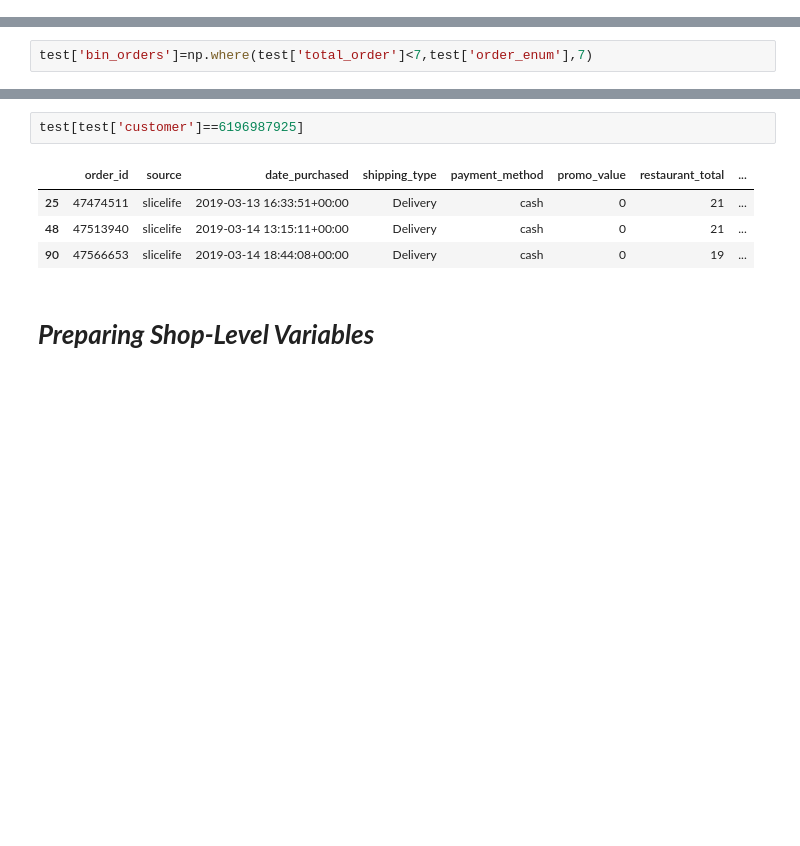
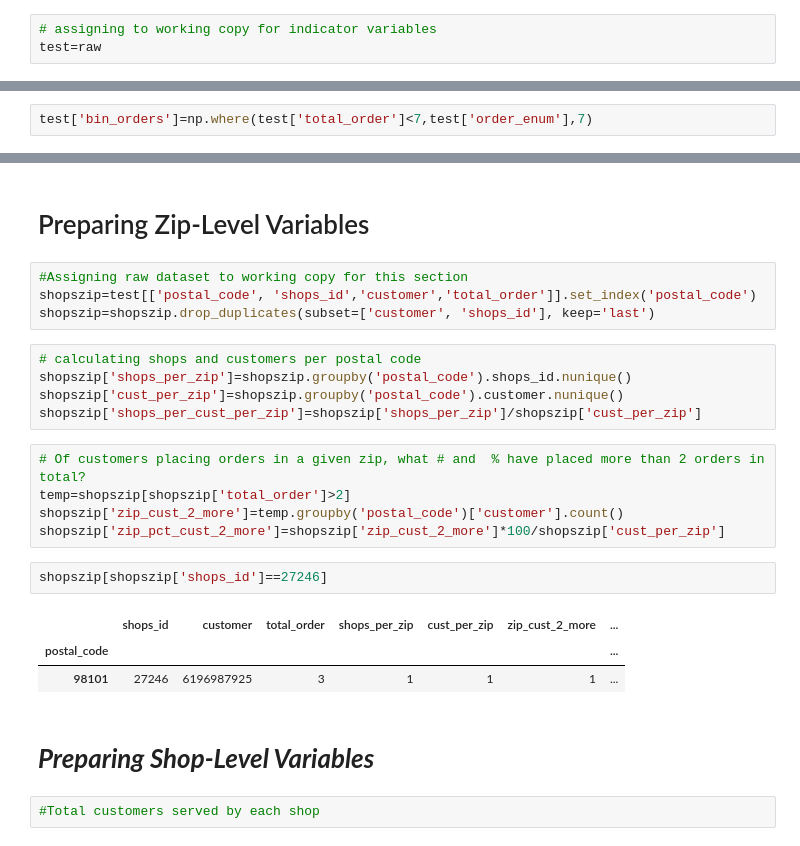
Before and after one commit to aneeshoberoi/churnhw, a Jupyter notebook: ChurnNoteBook_Final.ipynb, the cells around one changed output, grey strips where cells are left out. Drawn from its saved outputs; the diff is of its cells as text; blank space fills up the shorter version.

```diff
--- a/ChurnNoteBook_Final.ipynb
+++ b/ChurnNoteBook_Final.ipynb
@@ -29,5 +46,8 @@ test.set_index('order_id')
 # %% [markdown]
 # ***Data Cleaning***
+# %%
+# assigning to working copy for indicator variables
+test=raw
 # %%
 # Remove zero dollar txns
 test=test[test['restaurant_total']>0]
@@ -58,11 +88,28 @@ test['bin_orders']=np.where(test['total_order']<7,test['order_enum'],7)
 test['time_between_purch']=test.groupby(['customer'])['date_purchased'].diff()
 test['spend_growth']=test.groupby(['customer'])['restaurant_total'].diff()
-# %%
-test[test['customer']==6196987925]
-# %% [output]
-|  | order_id | source | date_purchased | shipping_type | payment_method | promo_value | restaurant_total | ... |
-| 25 | 47474511 | slicelife | 2019-03-13 16:33:51+00:00 | Delivery | cash | 0 | 21 | ... |
-| 48 | 47513940 | slicelife | 2019-03-14 13:15:11+00:00 | Delivery | cash | 0 | 21 | ... |
-| 90 | 47566653 | slicelife | 2019-03-14 18:44:08+00:00 | Delivery | cash | 0 | 19 | ... |
+# %% [markdown]
+# Preparing Zip-Level Variables
+# %%
+#Assigning raw dataset to working copy for this section
+shopszip=test[['postal_code', 'shops_id','customer','total_order']].set_index('postal_code')
+shopszip=shopszip.drop_duplicates(subset=['customer', 'shops_id'], keep='last')
+# %%
+# calculating shops and customers per postal code
+shopszip['shops_per_zip']=shopszip.groupby('postal_code').shops_id.nunique()
+shopszip['cust_per_zip']=shopszip.groupby('postal_code').customer.nunique()
+shopszip['shops_per_cust_per_zip']=shopszip['shops_per_zip']/shopszip['cust_per_zip']
+# %%
+# Of customers placing orders in a given zip, what # and  % have placed more than 2 orders in total?
+temp=shopszip[shopszip['total_order']>2]
+shopszip['zip_cust_2_more']=temp.groupby('postal_code')['customer'].count()
+shopszip['zip_pct_cust_2_more']=shopszip['zip_cust_2_more']*100/shopszip['cust_per_zip']
+# %%
+shopszip[shopszip['shops_id']==27246]
+# %% [output]
+|  | shops_id | customer | total_order | shops_per_zip | cust_per_zip | zip_cust_2_more | ... |
+| postal_code |  |  |  |  |  |  | ... |
+| 98101 | 27246 | 6196987925 | 3 | 1 | 1 | 1 | ... |
 # %% [markdown]
 # ***Preparing Shop-Level Variables***
+# %%
+#Total customers served by each shop
```
Also changed, not shown: parts of 25 cells of this notebook.
